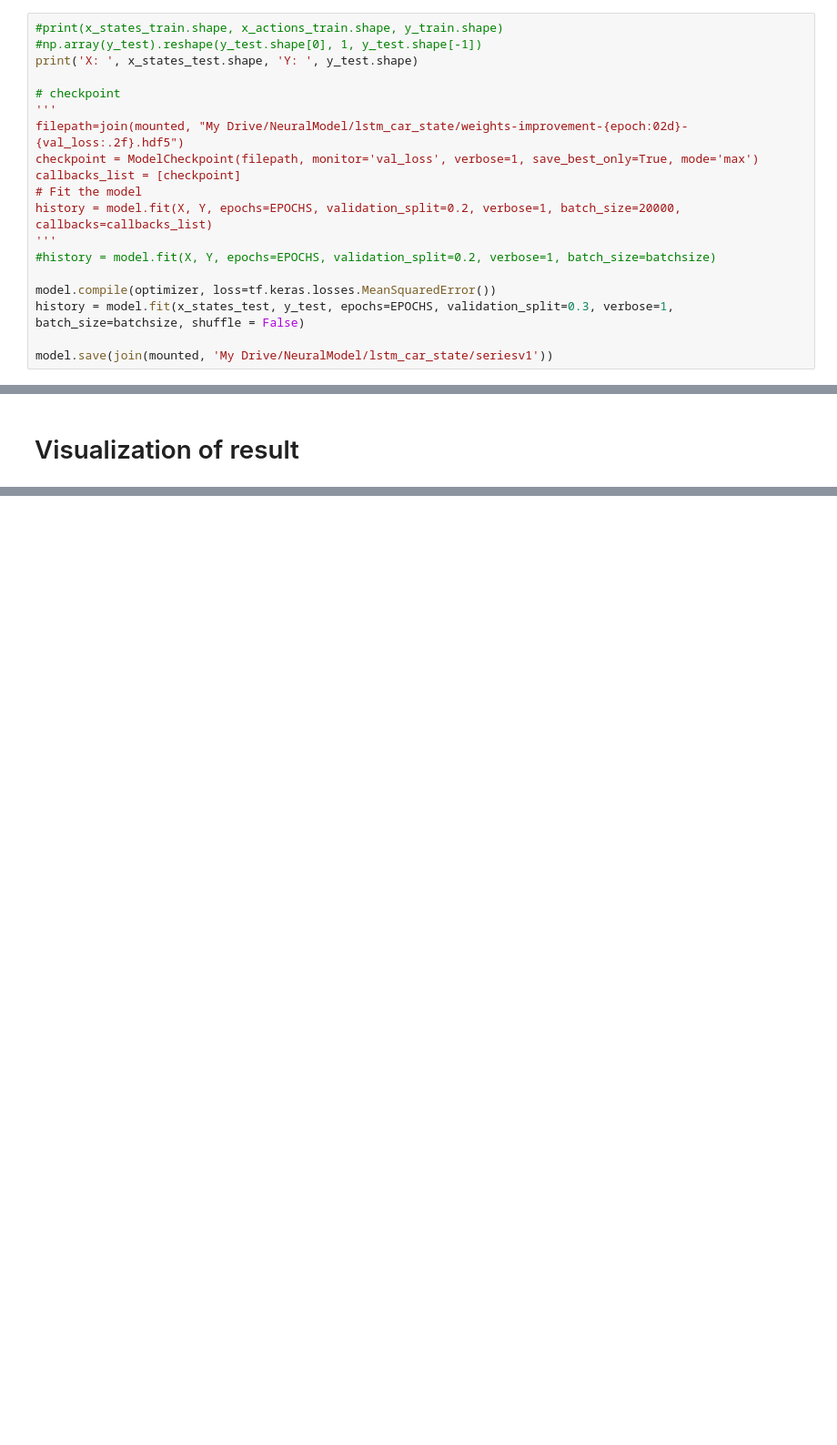
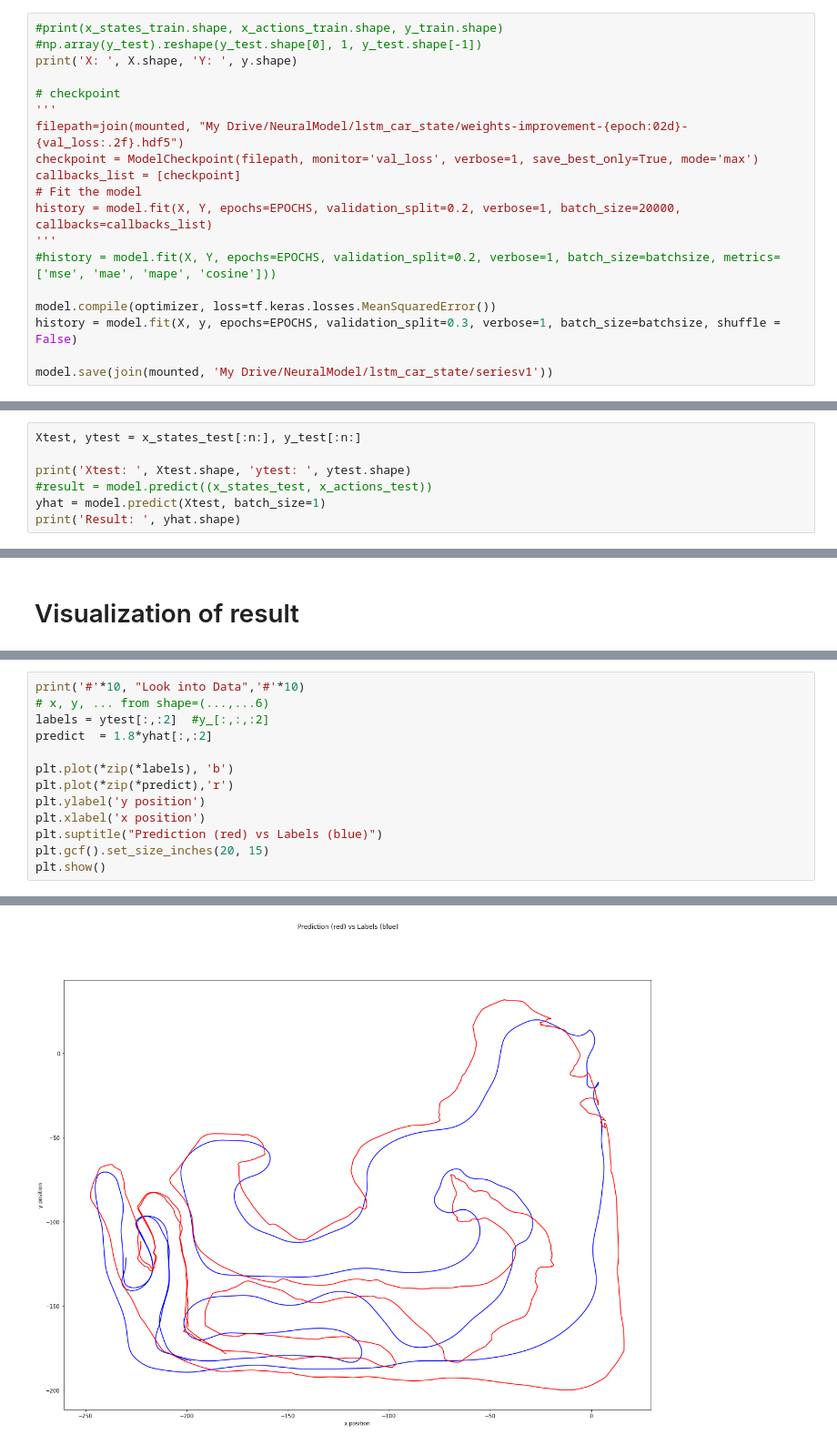
Before and after one commit to dominique-nshimyimana/Car-State, a Jupyter notebook: series_car_state_action_v1.ipynb, the cells around one changed output, grey strips where cells are left out. Shown: that part at 91% size. Drawn from its saved outputs; the diff is of its cells as text; blank space fills up the shorter version.

```diff
--- a/series_car_state_action_v1.ipynb
+++ b/series_car_state_action_v1.ipynb
@@ -197,7 +235,7 @@ EPOCHS = 200
 # %%
 #print(x_states_train.shape, x_actions_train.shape, y_train.shape)
 #np.array(y_test).reshape(y_test.shape[0], 1, y_test.shape[-1])
-print('X: ', x_states_test.shape, 'Y: ', y_test.shape)
+print('X: ', X.shape, 'Y: ', y.shape)
 
 # checkpoint
 '''
@@ -207,10 +245,10 @@ callbacks_list = [checkpoint]
 # Fit the model
 history = model.fit(X, Y, epochs=EPOCHS, validation_split=0.2, verbose=1, batch_size=20000, callbacks=callbacks_list)
 '''
-#history = model.fit(X, Y, epochs=EPOCHS, validation_split=0.2, verbose=1, batch_size=batchsize)
+#history = model.fit(X, Y, epochs=EPOCHS, validation_split=0.2, verbose=1, batch_size=batchsize, metrics=['mse', 'mae', 'mape', 'cosine']))
 
 model.compile(optimizer, loss=tf.keras.losses.MeanSquaredError())
-history = model.fit(x_states_test, y_test, epochs=EPOCHS, validation_split=0.3, verbose=1, batch_size=batchsize, shuffle = False)
+history = model.fit(X, y, epochs=EPOCHS, validation_split=0.3, verbose=1, batch_size=batchsize, shuffle = False)
 
 model.save(join(mounted, 'My Drive/NeuralModel/lstm_car_state/seriesv1'))
 # %% [output]
@@ -231,0 +278,7 @@ print('Result: ', result.shape)
+# %%
+Xtest, ytest = x_states_test[:n:], y_test[:n:]
+
+print('Xtest: ', Xtest.shape, 'ytest: ', ytest.shape)
+#result = model.predict((x_states_test, x_actions_test))
+yhat = model.predict(Xtest, batch_size=1)
+print('Result: ', yhat.shape)
@@ -253,0 +290,14 @@ plt.show()
+# %%
+print('#'*10, "Look into Data",'#'*10)
+# x, y, ... from shape=(...,...6)
+labels = ytest[:,:2]  #y_[:,:,:2]
+predict  = 1.8*yhat[:,:2]
+
+plt.plot(*zip(*labels), 'b')
+plt.plot(*zip(*predict),'r')
+plt.ylabel('y position')
+plt.xlabel('x position')
+plt.suptitle("Prediction (red) vs Labels (blue)")
+plt.gcf().set_size_inches(20, 15)
+plt.show()
+# %% [output]
@@ -253,0 +305 @@ plt.show()
+[figure, added]
```
Also changed, not shown: parts of 16 cells of this notebook.
